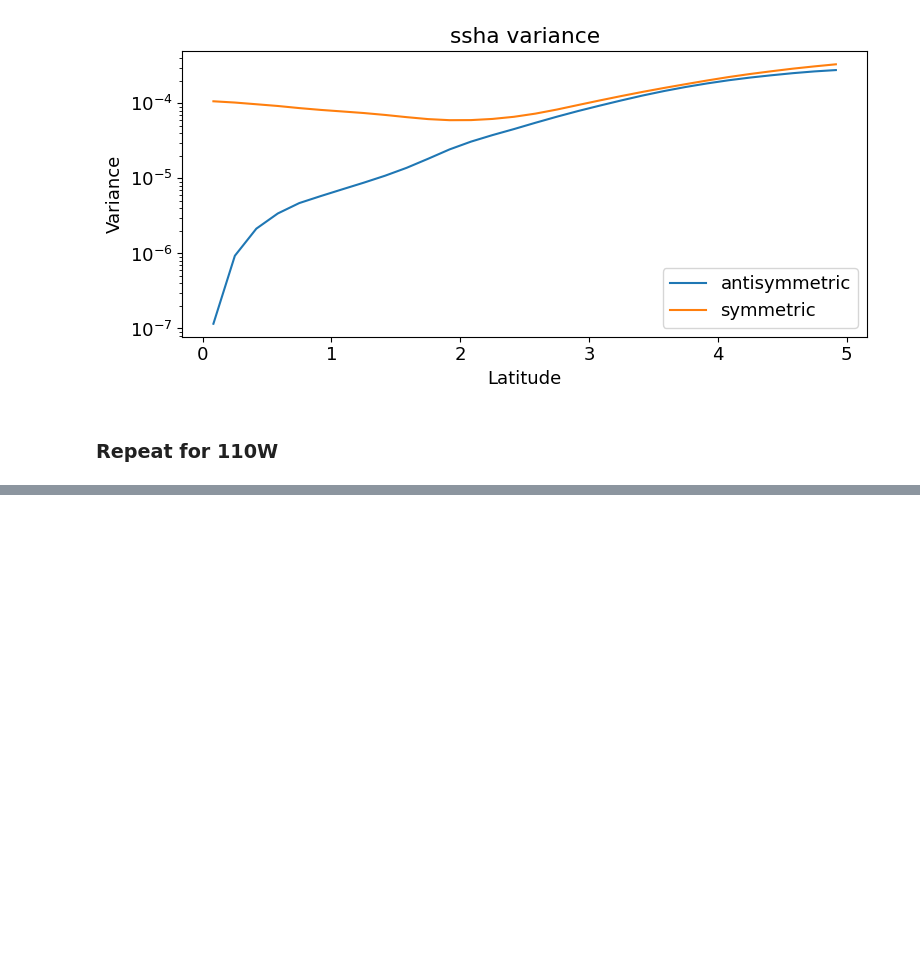
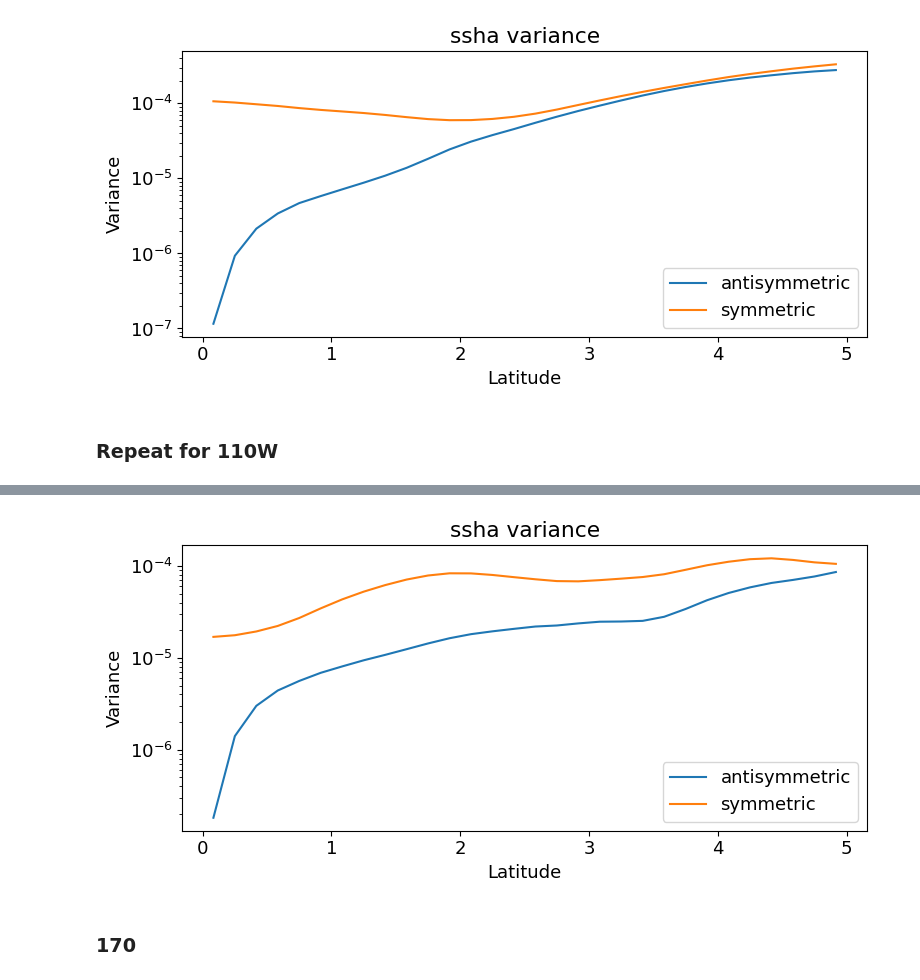
Before and after one commit to eldavenport/yannai-waves, a Jupyter notebook: tpose_sym_antisym_structure.ipynb, the cells around one changed output, grey strips where cells are left out. Saved outputs shown, nothing was run; the diff lists cells and outputs as text; code cells hidden in the pictures; blank space fills up the shorter version.

```diff
--- a/tpose_sym_antisym_structure.ipynb
+++ b/tpose_sym_antisym_structure.ipynb
@@ -250,0 +367,46 @@ fig.savefig(foldername + 'etan_variance_sym_anti.png', dpi=300)
+# %%
+etan_bandpass = sosfiltfilt(sos, detrend(ds_tpose_TAO.ETAN.sel(XC=250,method='nearest').sel(YC=slice(-5,5)),axis=0), axis=0)
+
+temp = ds_tpose_TAO.ETAN.sel(XC=250,method='nearest').sel(YC=slice(-5,5)).copy(deep=True)
+temp.data = etan_bandpass
+etan_bandpass = temp
+
+etan_prime = etan_bandpass - etan_bandpass.mean(dim="time")
+# Separate positive and negative latitudes
+etan_pos = etan_prime.sel(YC=etan_prime.YC > 0)
+etan_neg = etan_prime.sel(YC=etan_prime.YC < 0)
+
+# Make latitudes match by flipping southern hemisphere
+etan_neg = etan_neg.assign_coords(YC=-etan_neg.YC)
+etan_neg = etan_neg.sortby('YC')
+
+etan_pos = etan_pos.sortby('YC')
+
+etan_sym = 0.5 * (etan_pos + etan_neg) # symmetric component
+etan_anti = 0.5 * (etan_pos - etan_neg) # antisymmetric component
+
+var_etan_sym = (etan_sym ** 2).mean('time')
+var_etan_anti = (etan_anti ** 2).mean('time')
+
+frac_sym = var_etan_sym / (var_etan_sym + var_etan_anti)
+frac_anti = var_etan_anti / (var_etan_sym + var_etan_anti)
+
+var_etan_anti_plot = var_etan_anti.where(var_etan_anti > 0)
+var_etan_sym_plot = var_etan_sym.where(var_etan_sym > 0)
+# %%
+levels = np.logspace(-5, -2, 100)
+
+fig, ax = plt.subplots(figsize=(8,4))
+var_etan_anti_plot.plot(ax=ax,x='YC',label='antisymmetric')
+var_etan_sym_plot.plot(ax=ax,x='YC',label='symmetric')
+ax.semilogy()
+ax.set_title('ssha variance')
+ax.set_ylabel('Variance')
+ax.set_xlabel('Latitude')
+ax.legend()
+plt.tight_layout()
+fig.savefig(foldername + 'etan_variance_sym_anti_110.png', dpi=300)
+# %% [output]
+[figure, added]
+# %% [markdown]
+### 170
```
Also changed, not shown: parts of 13 cells of this notebook, 6 other files.
